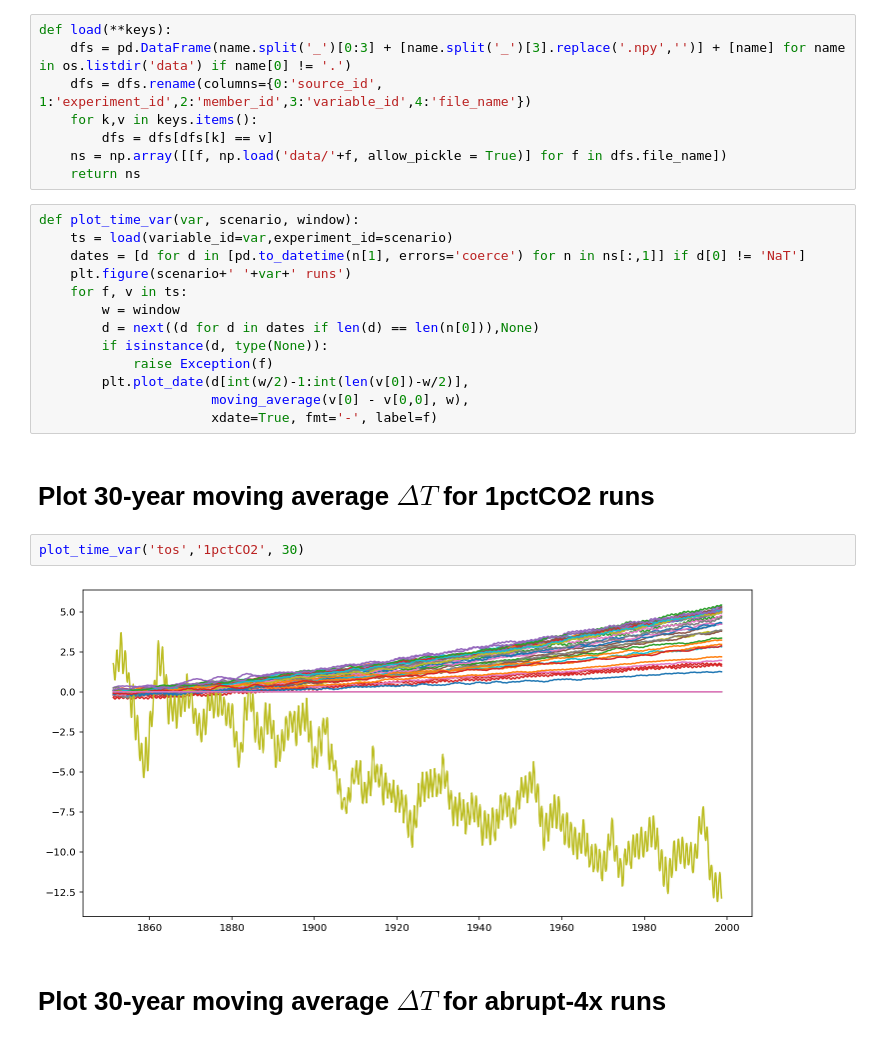
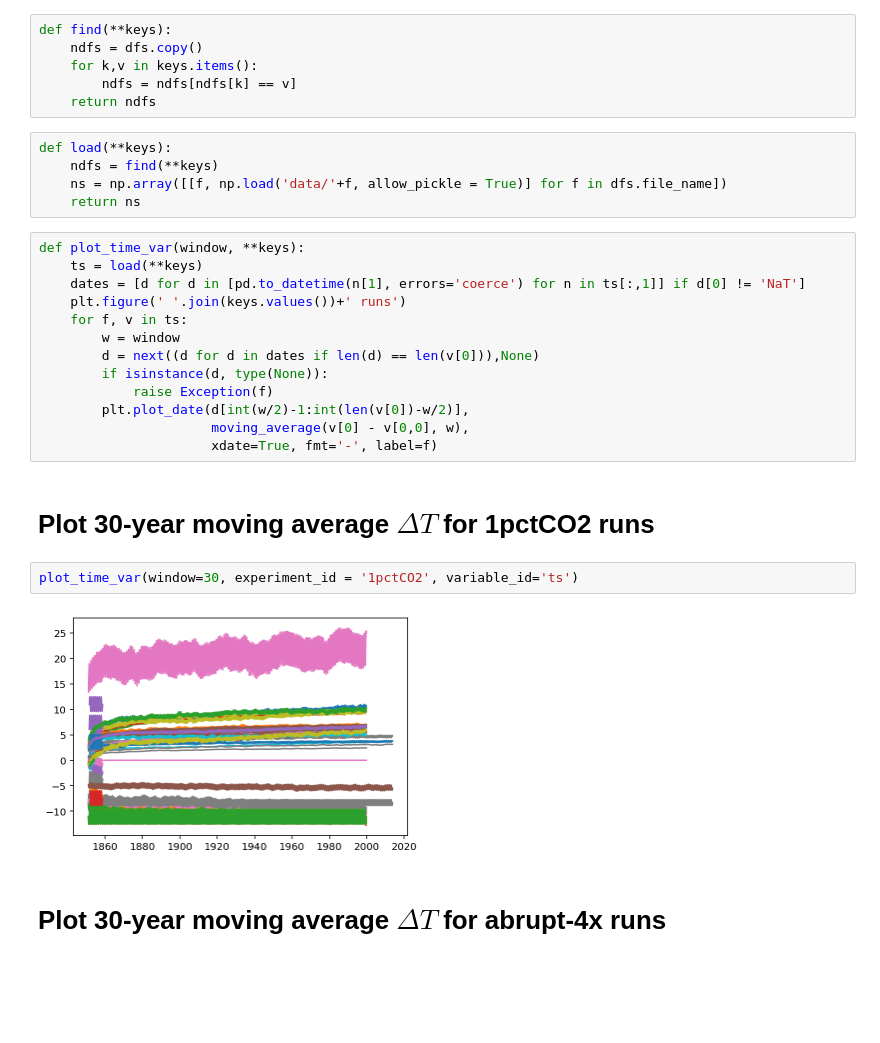
Before and after one commit to galenphall/pangeo_tests, a Jupyter notebook: analysis.ipynb, the cells around one changed output. Saved outputs shown, nothing was run; the diff lists cells and outputs as text; blank space fills up the shorter version.

```diff
--- a/analysis.ipynb
+++ b/analysis.ipynb
@@ -27,19 +30,22 @@ def tcr_classic(ts_expt, ts_ctrl):
+# %%
+def find(**keys):
+    ndfs = dfs.copy()
+    for k,v in keys.items():
+        ndfs = ndfs[ndfs[k] == v]
+    return ndfs
 # %%
 def load(**keys):
-    dfs = pd.DataFrame(name.split('_')[0:3] + [name.split('_')[3].replace('.npy','')] + [name] for name in os.listdir('data') if name[0] != '.')
-    dfs = dfs.rename(columns={0:'source_id', 1:'experiment_id',2:'member_id',3:'variable_id',4:'file_name'})
-    for k,v in keys.items():
-        dfs = dfs[dfs[k] == v]
+    ndfs = find(**keys)
     ns = np.array([[f, np.load('data/'+f, allow_pickle = True)] for f in dfs.file_name])
     return ns
 # %%
-def plot_time_var(var, scenario, window):
-    ts = load(variable_id=var,experiment_id=scenario)
-    dates = [d for d in [pd.to_datetime(n[1], errors='coerce') for n in ns[:,1]] if d[0] != 'NaT']
-    plt.figure(scenario+' '+var+' runs')
+def plot_time_var(window, **keys):
+    ts = load(**keys)
+    dates = [d for d in [pd.to_datetime(n[1], errors='coerce') for n in ts[:,1]] if d[0] != 'NaT']
+    plt.figure(' '.join(keys.values())+' runs')
     for f, v in ts:
         w = window
-        d = next((d for d in dates if len(d) == len(n[0])),None)
+        d = next((d for d in dates if len(d) == len(v[0])),None)
         if isinstance(d, type(None)):
             raise Exception(f)
         plt.plot_date(d[int(w/2)-1:int(len(v[0])-w/2)],
@@ -48,10 +54,10 @@ def plot_time_var(var, scenario, window):
 # %% [markdown]
 Plot 30-year moving average $\Delta T$  for 1pctCO2 runs
 =======
-# %%
-plot_time_var('tos','1pctCO2', 30)
-# %% [output]
-[figure, removed]
+# %%
+plot_time_var(window=30, experiment_id = '1pctCO2', variable_id='ts')
+# %% [output]
+[figure, added]
 # %% [markdown]
 Plot 30-year moving average $\Delta T$  for abrupt-4x runs
 =======
```
Also changed, not shown: parts of 4 cells of this notebook, 54 other files.
